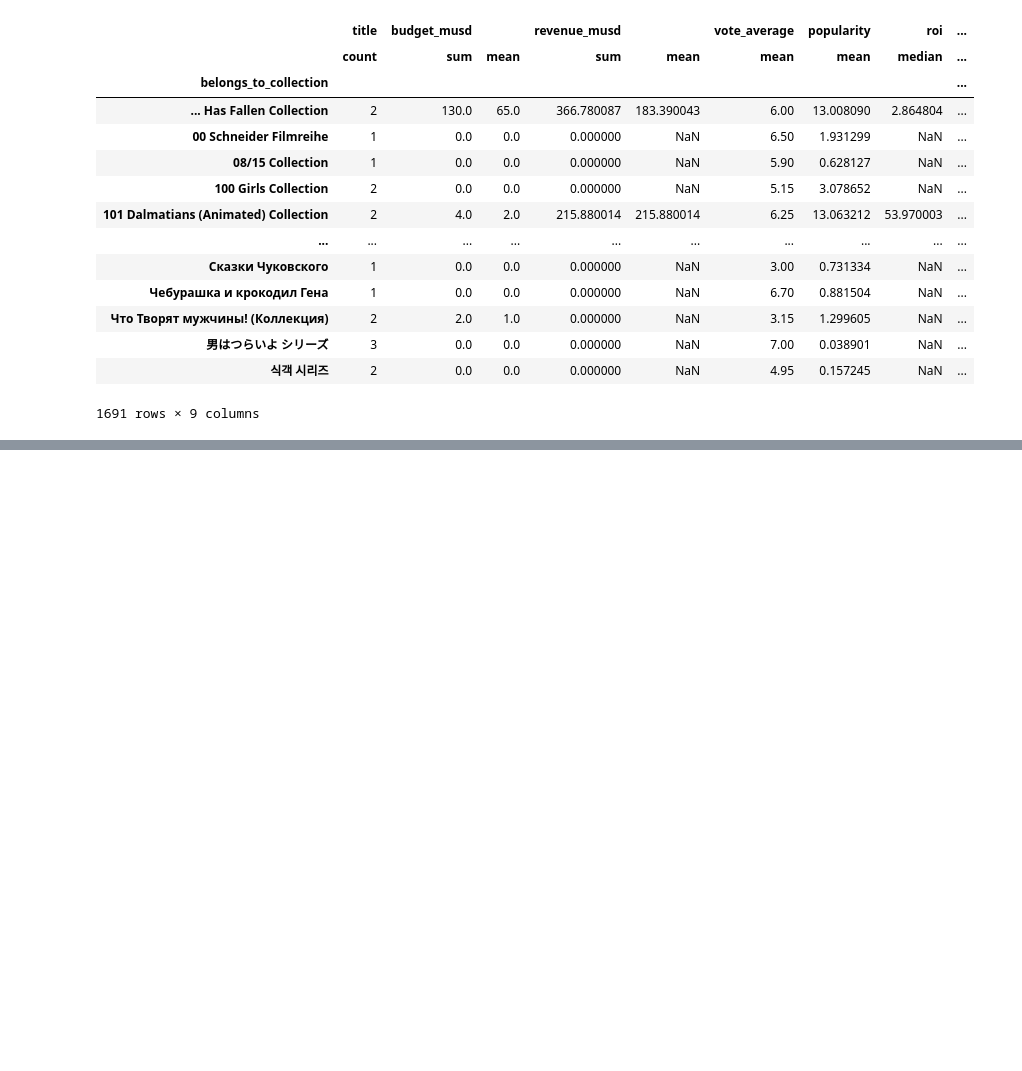
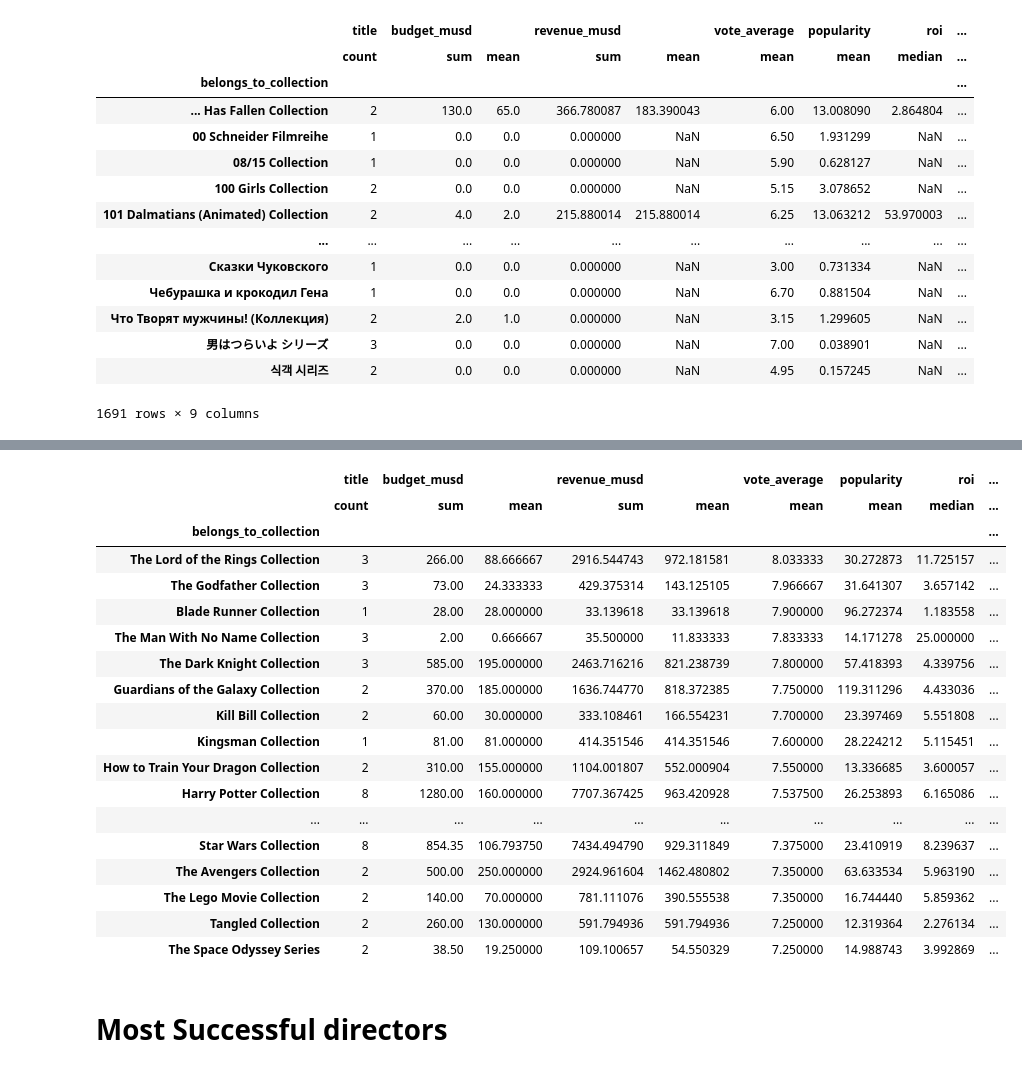
Before and after one commit to mcalmeida13/math-machine-learning, a Jupyter notebook: python-ds-pandas/project1/Project_01_Materials/project_01.ipynb, the cells around one changed output, grey strips where cells are left out. Saved outputs shown, nothing was run; the diff lists cells and outputs as text; code cells hidden in the pictures; blank space fills up the shorter version.

```diff
--- a/python-ds-pandas/project1/Project_01_Materials/project_01.ipynb
+++ b/python-ds-pandas/project1/Project_01_Materials/project_01.ipynb
@@ -542,0 +592,30 @@ franchise.nlargest(5,("title","count"))
+# %%
+# Select the franchises with more than 1000 mean votes,
+# select top 20 and order by the vote_average
+
+(
+    franchise[franchise[("vote_count", "mean")] >=1000]
+    .nlargest(20, ("vote_average", "mean"))
+)
+# %% [output]
+|  | title | budget_musd |  | revenue_musd |  | vote_average | popularity | roi | ... |
+|  | count | sum | mean | sum | mean | mean | mean | median | ... |
+| belongs_to_collection |  |  |  |  |  |  |  |  | ... |
+| The Lord of the Rings Collection | 3 | 266.00 | 88.666667 | 2916.544743 | 972.181581 | 8.033333 | 30.272873 | 11.725157 | ... |
+| The Godfather Collection | 3 | 73.00 | 24.333333 | 429.375314 | 143.125105 | 7.966667 | 31.641307 | 3.657142 | ... |
+| Blade Runner Collection | 1 | 28.00 | 28.000000 | 33.139618 | 33.139618 | 7.900000 | 96.272374 | 1.183558 | ... |
+| The Man With No Name Collection | 3 | 2.00 | 0.666667 | 35.500000 | 11.833333 | 7.833333 | 14.171278 | 25.000000 | ... |
+| The Dark Knight Collection | 3 | 585.00 | 195.000000 | 2463.716216 | 821.238739 | 7.800000 | 57.418393 | 4.339756 | ... |
+| Guardians of the Galaxy Collection | 2 | 370.00 | 185.000000 | 1636.744770 | 818.372385 | 7.750000 | 119.311296 | 4.433036 | ... |
+| Kill Bill Collection | 2 | 60.00 | 30.000000 | 333.108461 | 166.554231 | 7.700000 | 23.397469 | 5.551808 | ... |
+| Kingsman Collection | 1 | 81.00 | 81.000000 | 414.351546 | 414.351546 | 7.600000 | 28.224212 | 5.115451 | ... |
+| How to Train Your Dragon Collection | 2 | 310.00 | 155.000000 | 1104.001807 | 552.000904 | 7.550000 | 13.336685 | 3.600057 | ... |
+| Harry Potter Collection | 8 | 1280.00 | 160.000000 | 7707.367425 | 963.420928 | 7.537500 | 26.253893 | 6.165086 | ... |
+| ... | ... | ... | ... | ... | ... | ... | ... | ... | ... |
+| Star Wars Collection | 8 | 854.35 | 106.793750 | 7434.494790 | 929.311849 | 7.375000 | 23.410919 | 8.239637 | ... |
+| The Avengers Collection | 2 | 500.00 | 250.000000 | 2924.961604 | 1462.480802 | 7.350000 | 63.633534 | 5.963190 | ... |
+| The Lego Movie Collection | 2 | 140.00 | 70.000000 | 781.111076 | 390.555538 | 7.350000 | 16.744440 | 5.859362 | ... |
+| Tangled Collection | 2 | 260.00 | 130.000000 | 591.794936 | 591.794936 | 7.250000 | 12.319364 | 2.276134 | ... |
+| The Space Odyssey Series | 2 | 38.50 | 19.250000 | 109.100657 | 54.550329 | 7.250000 | 14.988743 | 3.992869 | ... |
+# %% [markdown]
+# Most Successful directors
```
Also changed, not shown: parts of 19 cells of this notebook.
